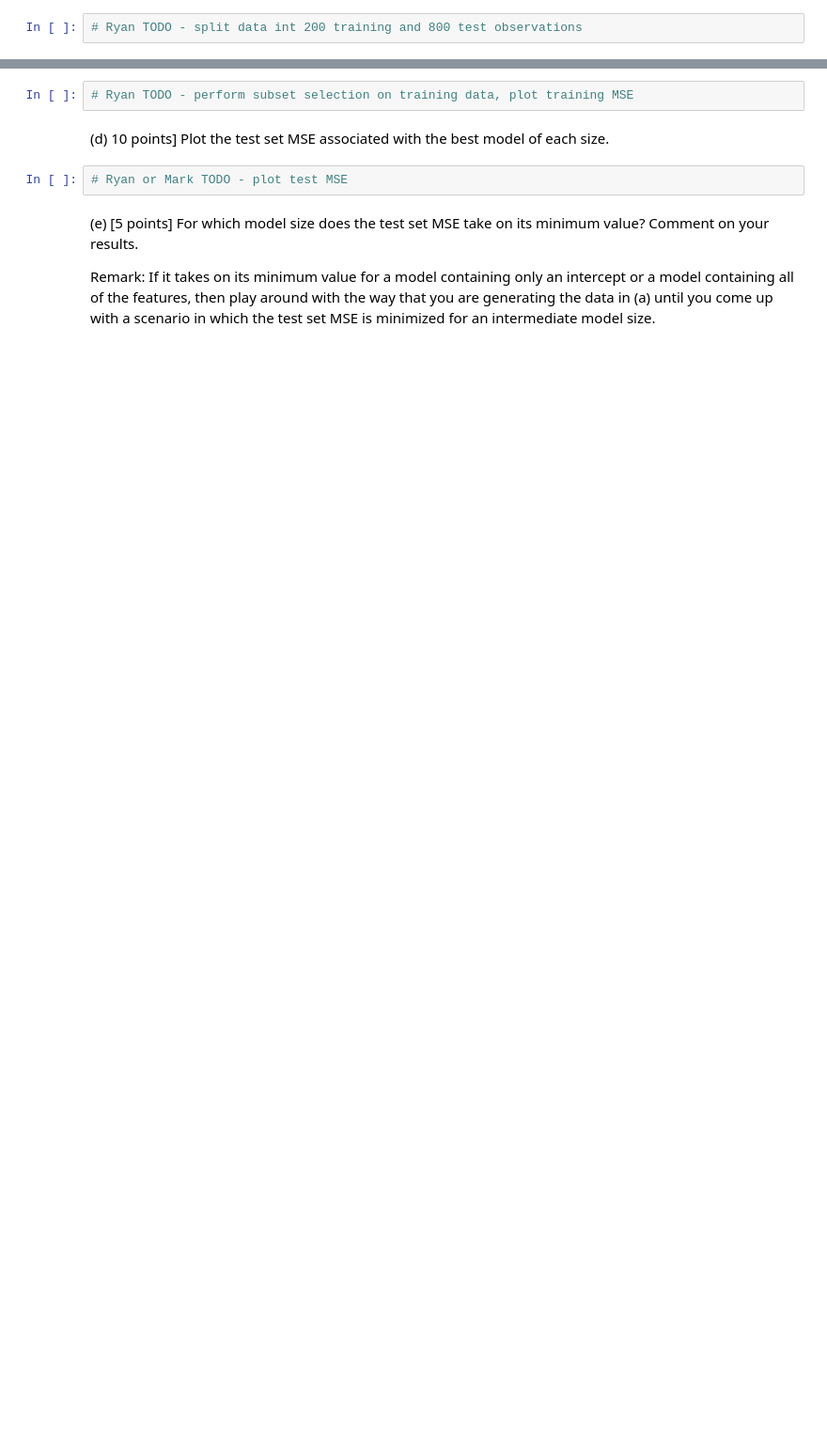
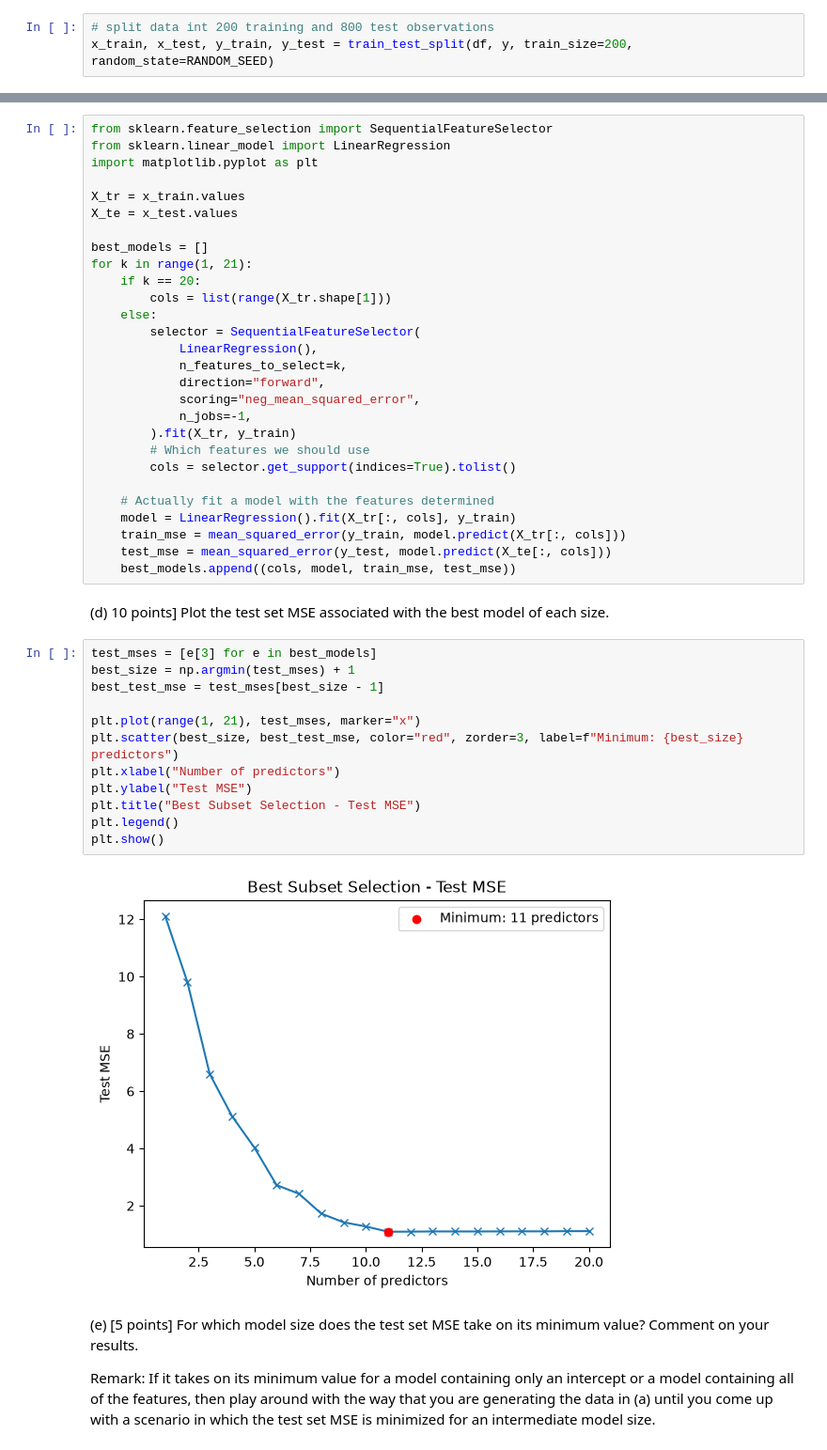
Before and after one commit to uiuc-msynowiec/cs598_psl, a Jupyter notebook: CodingAssignments/CA2/CS598_PSL_CA_2.ipynb, the cells around one changed output, grey strips where cells are left out. Shown at 94% size. Cells and saved outputs as stored; diff of their text form; blank space fills up the shorter version.

```diff
--- a/CodingAssignments/CA2/CS598_PSL_CA_2.ipynb
+++ b/CodingAssignments/CA2/CS598_PSL_CA_2.ipynb
@@ -24,17 +38,56 @@ is similar to what you did in Coding Assignment # 1).
 # %% [markdown]
 (b) [5 points] Randomly split the data set into a training set containing 200 observations and a test set containing 800 observations.
 # %%
-# Ryan TODO - split data int 200 training and 800 test observations
+# split data int 200 training and 800 test observations
+x_train, x_test, y_train, y_test = train_test_split(df, y, train_size=200, random_state=RANDOM_SEED)
 # %% [markdown]
 (c) [10 points] Perform best subset selection on the training set, and plot the training set MSE associated with the best model of each size. Recall that
 
 $MSE = {\frac 1 n} \sum\limits_{i=1}^n (y_i − \hat{y}_i)^2$
 # %%
-# Ryan TODO - perform subset selection on training data, plot training MSE
+from sklearn.feature_selection import SequentialFeatureSelector
+from sklearn.linear_model import LinearRegression
+import matplotlib.pyplot as plt
+
+X_tr = x_train.values
+X_te = x_test.values
+
+best_models = []
+for k in range(1, 21):
+    if k == 20:
+        cols = list(range(X_tr.shape[1]))
+    else:
+        selector = SequentialFeatureSelector(
+            LinearRegression(),
+            n_features_to_select=k,
+            direction="forward",
+            scoring="neg_mean_squared_error",
+            n_jobs=-1,
+        ).fit(X_tr, y_train)
+        # Which features we should use
+        cols = selector.get_support(indices=True).tolist()
+
+    # Actually fit a model with the features determined
+    model = LinearRegression().fit(X_tr[:, cols], y_train)
+    train_mse = mean_squared_error(y_train, model.predict(X_tr[:, cols]))
+    test_mse = mean_squared_error(y_test, model.predict(X_te[:, cols]))
+    best_models.append((cols, model, train_mse, test_mse))
 # %% [markdown]
 (d) 10 points] Plot the test set MSE associated with the best model of each size.
 # %%
-# Ryan or Mark TODO - plot test MSE
+test_mses = [e[3] for e in best_models]
+best_size = np.argmin(test_mses) + 1
+best_test_mse = test_mses[best_size - 1]
+
+plt.plot(range(1, 21), test_mses, marker="x")
+plt.scatter(best_size, best_test_mse, color="red", zorder=3, label=f"Minimum: {best_size} predictors")
+plt.xlabel("Number of predictors")
+plt.ylabel("Test MSE")
+plt.title("Best Subset Selection - Test MSE")
+plt.legend()
+plt.show()
+# %% [output]
+[figure, added]
 # %% [markdown]
 (e) [5 points] For which model size does the test set MSE take on its minimum value? Comment on your results.
 
```
Also changed, not shown: parts of 16 cells of this notebook, 1 other file.
